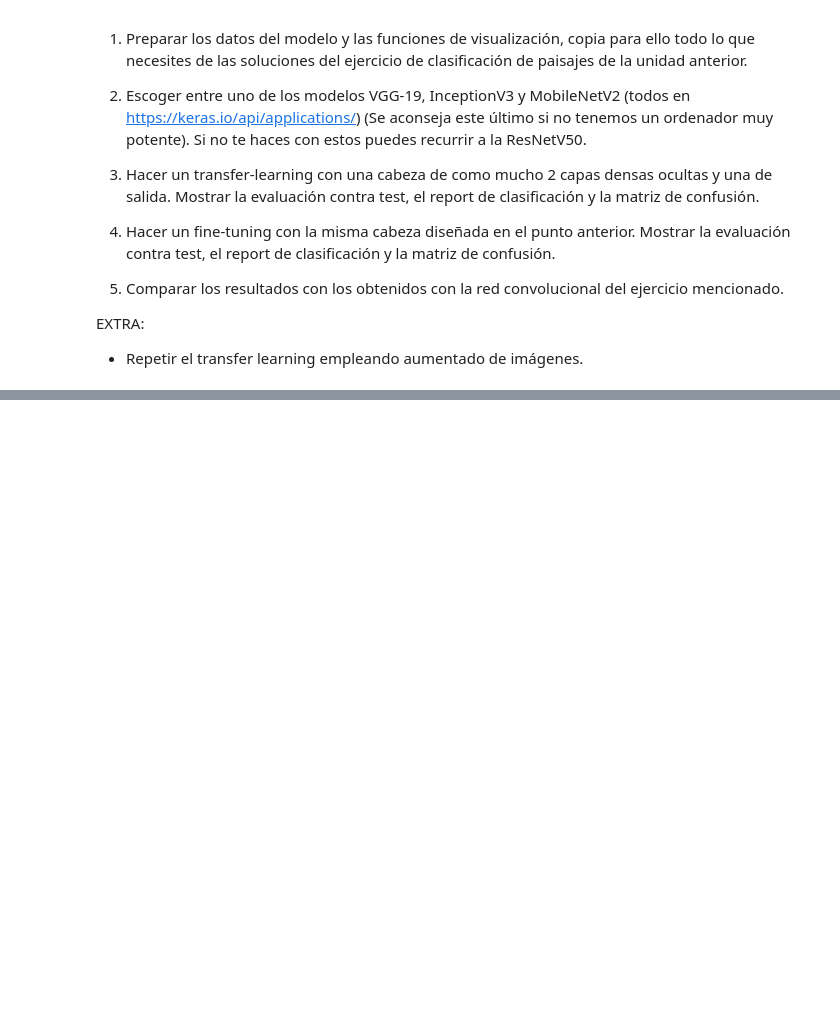
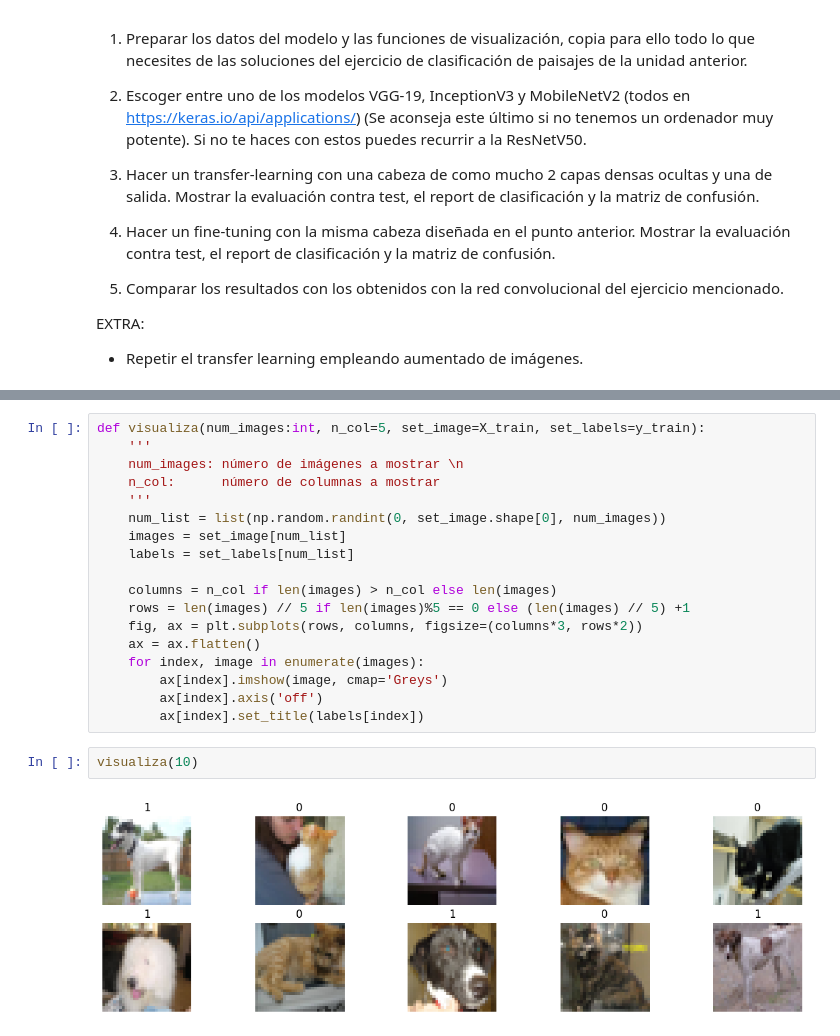
Before and after one commit to Deivid-Jimenez/ONLINE_DS_THEBRIDGE_Deivid-Jimenez, a Jupyter notebook: Sprint_16/Unidad_02_Deep_Learning_CNN_Transfer_Learning_Fine_Tuning/Practica_Obligatoria/18_Practica_Obligatoria_CNN_Transfer_Learning_Fine_Tuning.ipynb, the cells around one changed output, grey strips where cells are left out. Cells and saved outputs as stored; diff of their text form; blank space fills up the shorter version.

```diff
--- a/Sprint_16/Unidad_02_Deep_Learning_CNN_Transfer_Learning_Fine_Tuning/Practica_Obligatoria/18_Practica_Obligatoria_CNN_Transfer_Learning_Fine_Tuning.ipynb
+++ b/Sprint_16/Unidad_02_Deep_Learning_CNN_Transfer_Learning_Fine_Tuning/Practica_Obligatoria/18_Practica_Obligatoria_CNN_Transfer_Learning_Fine_Tuning.ipynb
@@ -54,0 +91,22 @@ NotFoundError: Could not find directory data/seg_train
+# %%
+def visualiza(num_images:int, n_col=5, set_image=X_train, set_labels=y_train):
+    '''
+    num_images: número de imágenes a mostrar \n
+    n_col:      número de columnas a mostrar
+    '''
+    num_list = list(np.random.randint(0, set_image.shape[0], num_images))
+    images = set_image[num_list]
+    labels = set_labels[num_list]
+
+    columns = n_col if len(images) > n_col else len(images)
+    rows = len(images) // 5 if len(images)%5 == 0 else (len(images) // 5) +1
+    fig, ax = plt.subplots(rows, columns, figsize=(columns*3, rows*2))
+    ax = ax.flatten()
+    for index, image in enumerate(images):
+        ax[index].imshow(image, cmap='Greys')
+        ax[index].axis('off')
+        ax[index].set_title(labels[index])
+# %%
+visualiza(10)
+# %% [output]
+[figure, added]
```
Also changed, not shown: parts of 4 cells of this notebook, 2 other files.
